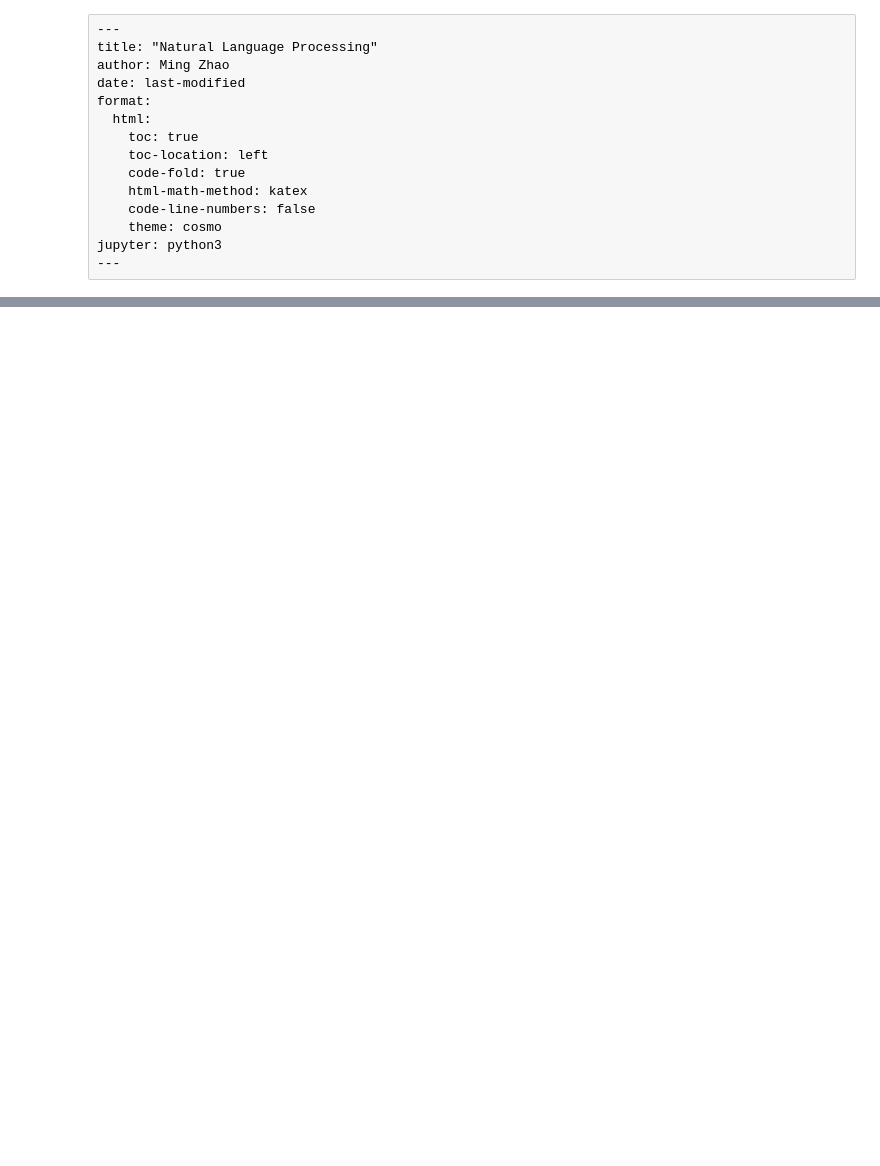
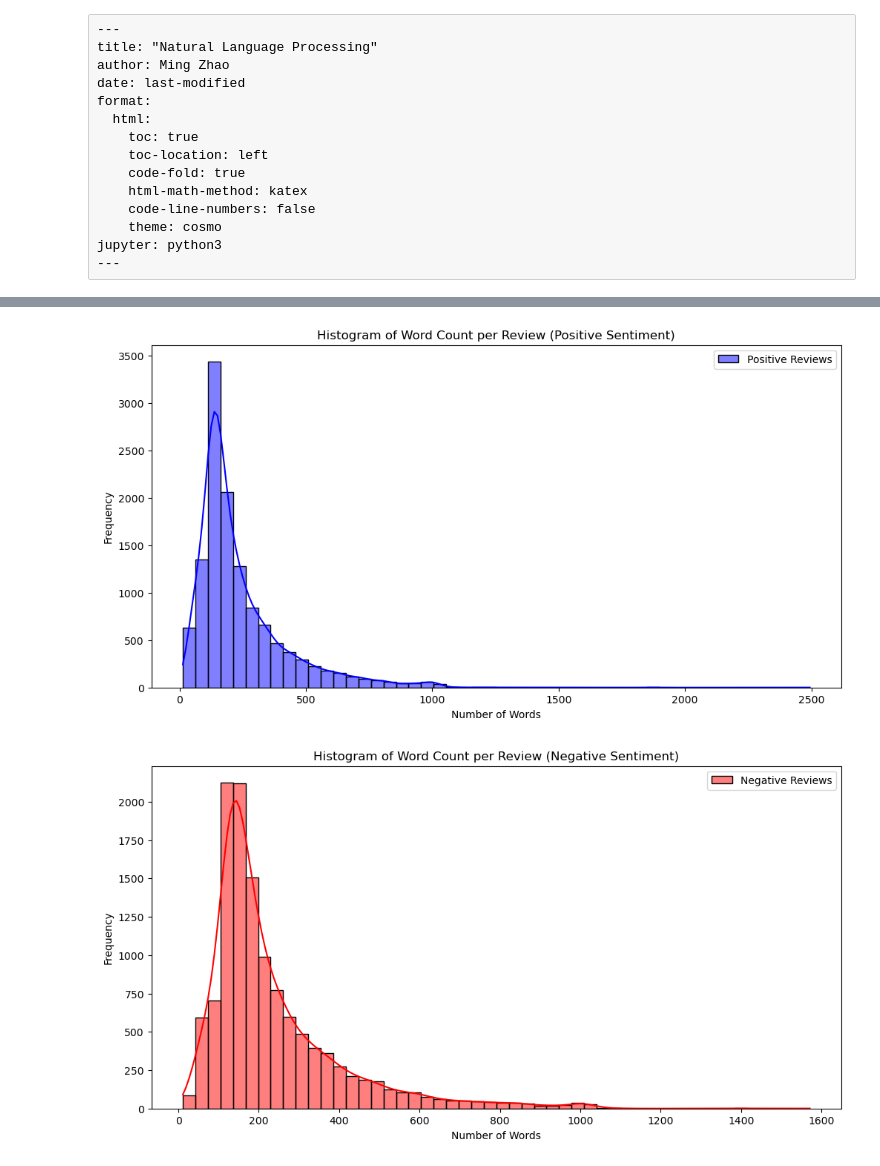
Before and after one commit to ming-zhao/ming-zhao.github.io, a Jupyter notebook: AIML_for_Business/Natural_Language_Processing.ipynb, the cells around one changed output, grey strips where cells are left out. Drawn from its saved outputs; the diff is of its cells as text; code cells hidden in the pictures; blank space fills up the shorter version.

```diff
--- a/AIML_for_Business/Natural_Language_Processing.ipynb
+++ b/AIML_for_Business/Natural_Language_Processing.ipynb
@@ -341,9 +15,0 @@ customers_train = [customers[i] for i in range(round(0.9*len(customers)))]
-# %%
-import pandas as pd
-import random
-
-data = pd.read_csv("retail.csv")
-
-customers = data.CustomerID.unique().tolist()
-random.shuffle(customers)
-customers_train = [customers[i] for i in range(round(0.9*len(customers)))]
@@ -1497,0 +317,44 @@ unsqueezed_weights, batch_weights[1], batch_t[1][0]*0.2126, batch_t[1][1]*0.7152
+# %%
+#| label: fig-wdcnt
+#| echo: true
+#| fig-cap: "Historgram of words count"
+#| fig-subcap:
+#|    - "positive sentiment"
+#|    - "negative sentiment"
+
+import numpy as np
+from tensorflow.keras.datasets import imdb
+import matplotlib.pyplot as plt
+import seaborn as sns
+
+# Load the IMDB dataset
+(train_data, train_labels), _ = imdb.load_data()
+
+# Function to get word counts
+def word_counts(data, labels, positive=True):
+    return [len(review) for review, label in zip(data, labels) if label == positive]
+
+# Get word counts for positive and negative reviews
+train_data_positive = word_counts(train_data, train_labels, positive=True)
+train_data_negative = word_counts(train_data, train_labels, positive=False)
+
+# Plot histogram for positive reviews
+plt.figure(figsize=(12, 6))
+sns.histplot(train_data_positive, bins=50, kde=True, color='blue', label='Positive Reviews')
+plt.xlabel('Number of Words')
+plt.ylabel('Frequency')
+plt.title('Histogram of Word Count per Review (Positive Sentiment)')
+plt.legend()
+plt.show()
+
+# Plot histogram for negative reviews
+plt.figure(figsize=(12, 6))
+sns.histplot(train_data_negative, bins=50, kde=True, color='red', label='Negative Reviews')
+plt.xlabel('Number of Words')
+plt.ylabel('Frequency')
+plt.title('Histogram of Word Count per Review (Negative Sentiment)')
+plt.legend()
+plt.show()
+# %% [output]
+[figure, added]
+[figure, added]
```
Also changed, not shown: parts of 99 cells of this notebook, 38 other files.
